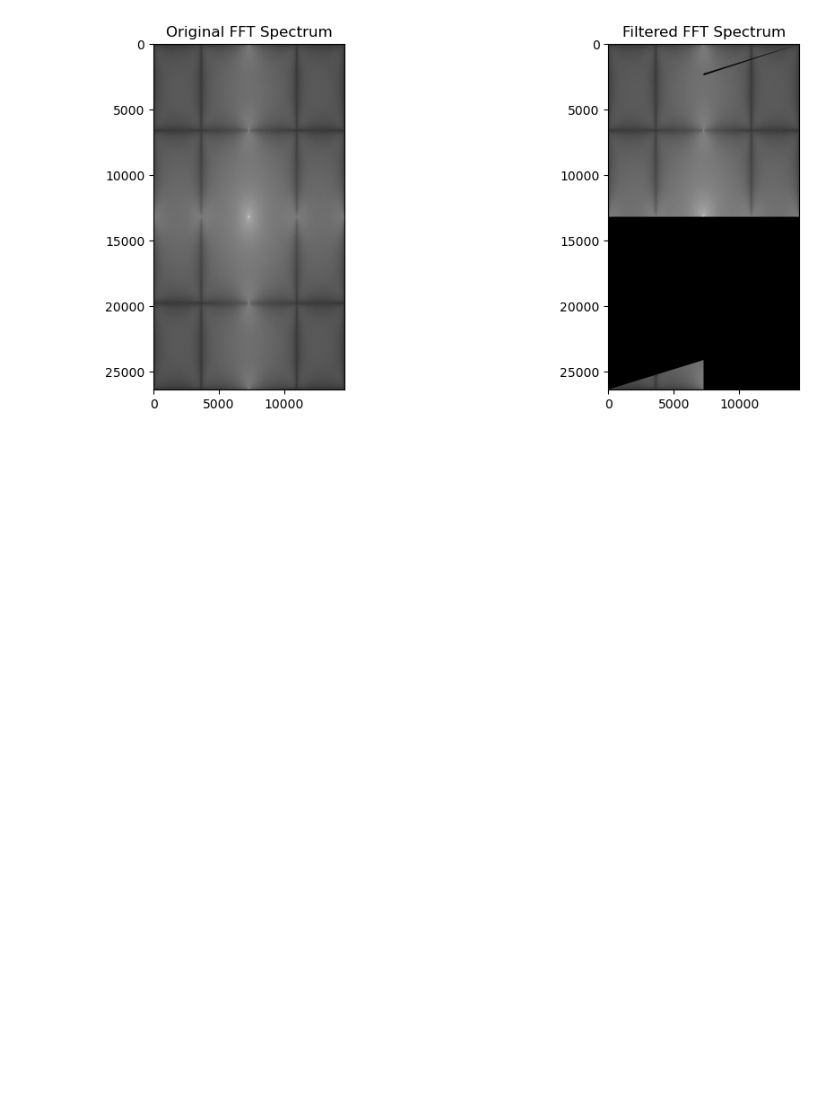
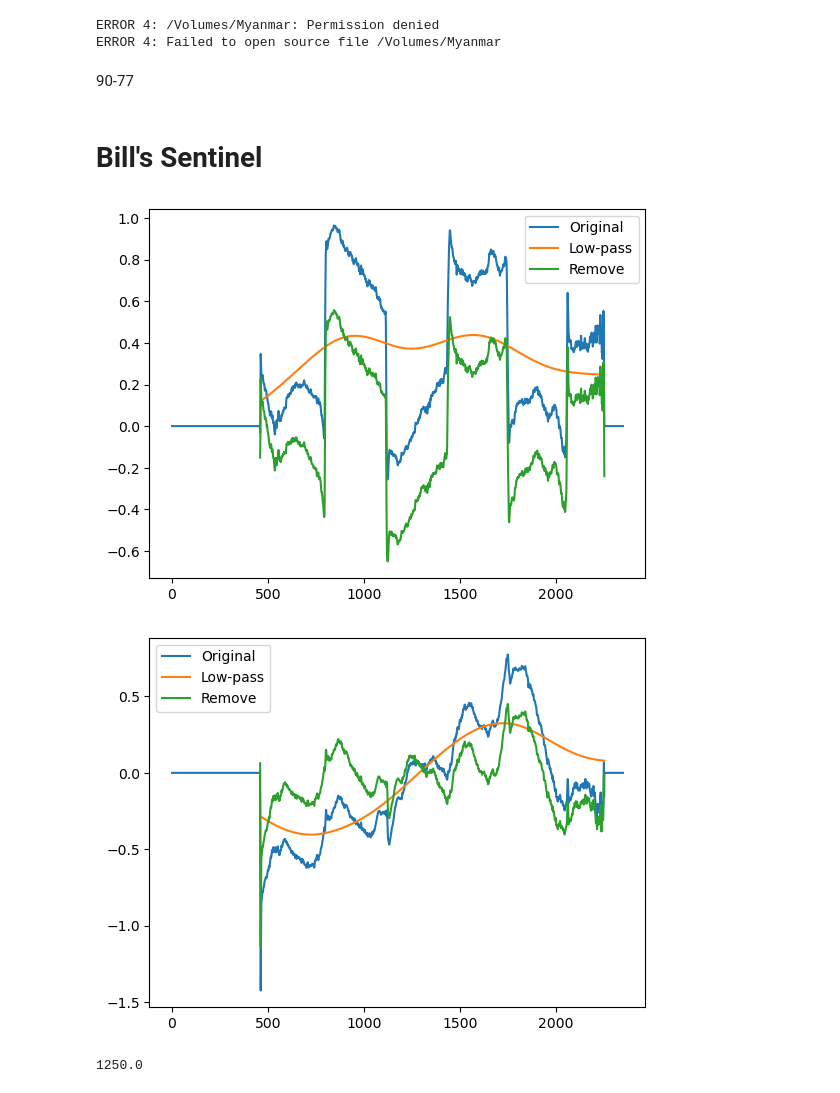
Before and after one commit to cehanagan/ImageryResources, a Jupyter notebook: Notebooks/Myanmar20250328.ipynb, the cells around one changed output. Drawn from its saved outputs; the diff is of its cells as text; code cells hidden in the pictures; blank space fills up the shorter version.

```diff
--- a/Notebooks/Myanmar20250328.ipynb
+++ b/Notebooks/Myanmar20250328.ipynb
@@ -1268,4 +384,0 @@ filtered_image, filter_mask = directional_fft_filter(data, 150, width=0.05, plot
-# %%
-filtered_image, filter_mask = directional_fft_filter(data, 170, width=0.005, plot_spectrum=True)
-# %% [output]
-[figure, removed]
@@ -1274,0 +385,53 @@ tt.save_geotiff(filtered_image,'/Volumes/Extreme SSD/XizangWVProcessing/Micmac/M
+# %%
+gdalwarp -t_srs EPSG:32647 -tr 10 10 -srcnodata 0 -dstnodata 0 -overwrite -of GTiff -co COMPRESS=DEFLATE -co PREDICTOR=2 -co ZLEVEL=9 *.jp2 \
+    S2B_20250327_20250325_T46T47_B04_merge.tif
+
+gdalwarp -t_srs EPSG:32647 -tr 10 10 -srcnodata 0 -dstnodata 0 -overwrite -of GTiff -co COMPRESS=DEFLATE -co PREDICTOR=2 -co ZLEVEL=9 -co BIGTIFF=YES *.jp2 \
+    S2B_20250330_20250401_T46T47_B04_merge.tif
+# %% [output]
+ERROR 4: /Volumes/Myanmar: Permission denied
+ERROR 4: Failed to open source file /Volumes/Myanmar
+# %% [markdown]
+90-77
+# %% [markdown]
+# Bill's Sentinel
+# %%
+
+
+im = gdal.Open('/Users/chanagan/Downloads/T46Q_20250325_B04_10m_merged_VS_T46Q_20250330_B04_10m_merged_NS.tif')
+imdata = im.GetRasterBand(1).ReadAsArray()
+imdata[np.absolute(imdata)>10] = 0
+imdata[np.isnan(imdata)] = 0
+destriped = rotate_stripe_remove(imdata, cutoff=0.0008, fs=1, order=2,angle=-76,nodata=0)
+#tt.save_geotiff(destriped,'/Users/chanagan/Downloads/T46Q_20250325_B04_10m_merged_VS_T46Q_20250330_B04_10m_merged_NS-destriped-76.tif',
+#                im.GetGeoTransform(),im.GetProjection())
+
+im = gdal.Open('/Users/chanagan/Downloads/T46Q_20250325_B04_10m_merged_VS_T46Q_20250330_B04_10m_merged_EW.tif')
+imdata = im.GetRasterBand(1).ReadAsArray()
+imdata[np.absolute(imdata)>10] = 0
+imdata[np.isnan(imdata)] = 0
+destriped = rotate_stripe_remove(imdata, 0.0008, fs=1, order=2,angle=-76,nodata=0)
+#tt.save_geotiff(destriped,'/Users/chanagan/Downloads/T46Q_20250325_B04_10m_merged_VS_T46Q_20250330_B04_10m_merged_EW-destriped-76.tif',
+#                im.GetGeoTransform(),im.GetProjection())
+im = gdal.Open('/Volumes/Myanmar/Imagery/Sentinel/BillsProcessing/s2_20250327_20250401_NS.tif')
+imdata = im.GetRasterBand(1).ReadAsArray()
+imdata[np.absolute(imdata)>10] = 0
+imdata[np.isnan(imdata)] = 0
+destriped = rotate_stripe_remove(imdata, cutoff=0.0008, fs=1, order=2,angle=-77,nodata=0)
+#tt.save_geotiff(destriped,'/Volumes/Myanmar/Imagery/Sentinel/BillsProcessing/s2_20250327_20250401_NS-destriped-76.tif',
+#                im.GetGeoTransform(),im.GetProjection())
+
+im = gdal.Open('/Volumes/Myanmar/Imagery/Sentinel/BillsProcessing/s2_20250327_20250401_EW.tif')
+imdata = im.GetRasterBand(1).ReadAsArray()
+imdata[np.absolute(imdata)>10] = 0
+imdata[np.isnan(imdata)] = 0
+destriped = rotate_stripe_remove(imdata, 0.0008, fs=1, order=2,angle=-77,nodata=0)
+#tt.save_geotiff(destriped,'/Volumes/Myanmar/Imagery/Sentinel/BillsProcessing/s2_20250327_20250401_EW-destriped-76.tif',
+#                im.GetGeoTransform(),im.GetProjection())
+# %% [output]
+[figure, added]
+[figure, added]
+# %%
+1/0.0008
+# %% [output]
+1250.0
```
Also changed, not shown: parts of 101 cells of this notebook, 2 other files.
